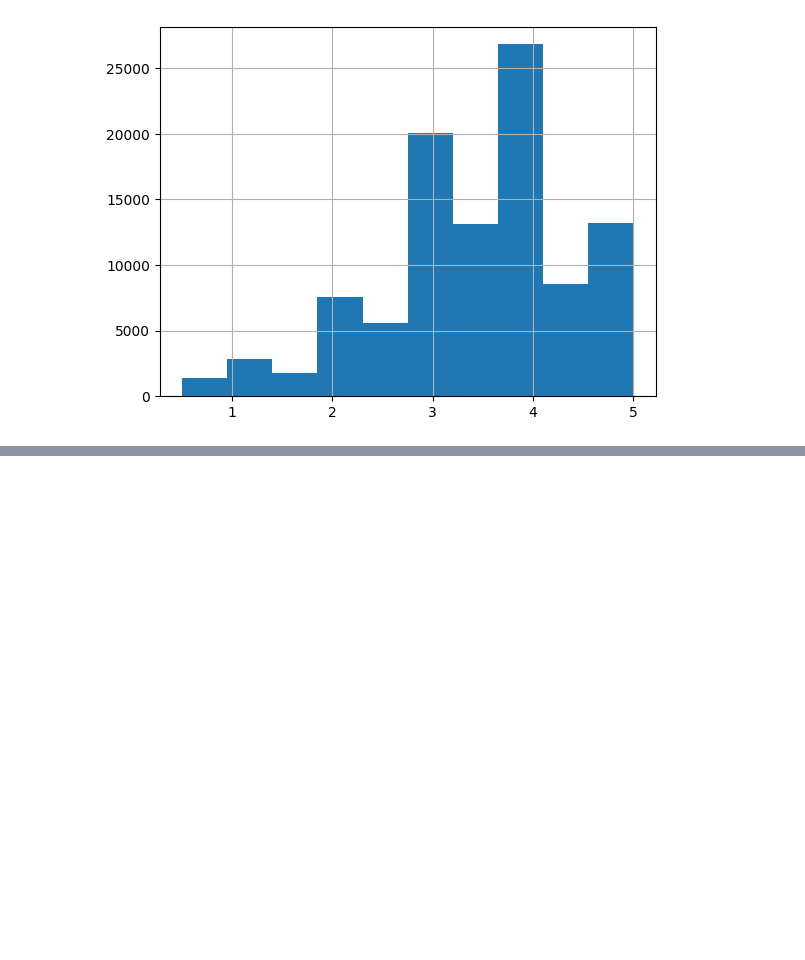
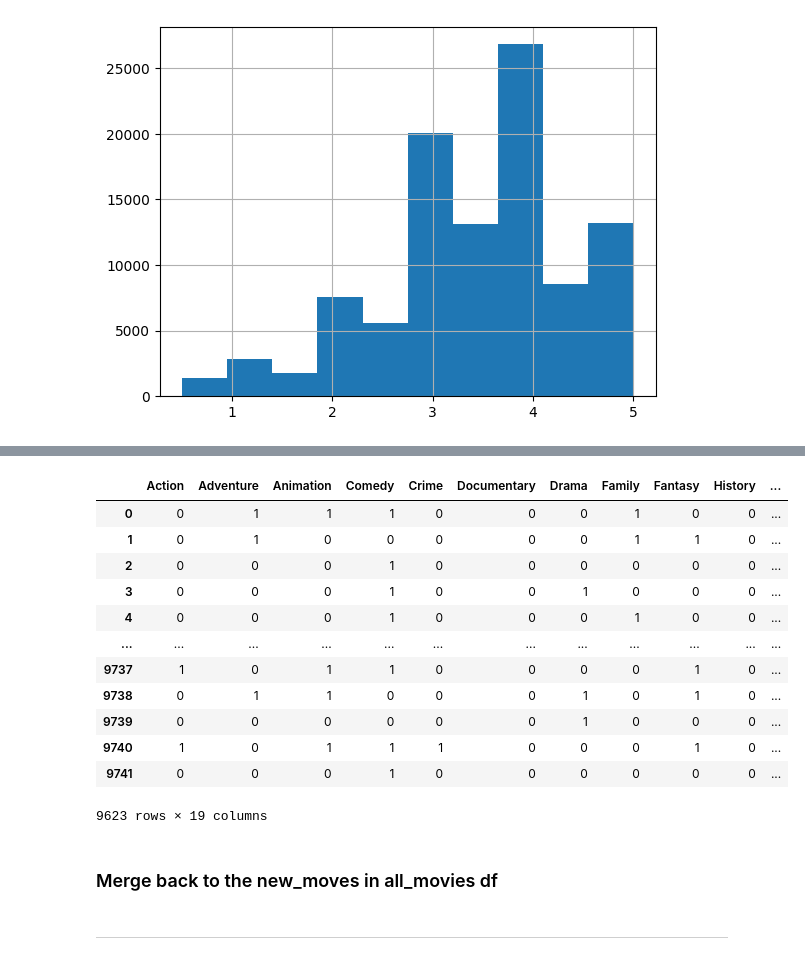
Before and after one commit to 3lis0/Movies-Recommendation-System, a Jupyter notebook: NoteBooks/Israa_project.ipynb, the cells around one changed output, grey strips where cells are left out. Saved outputs shown, nothing was run; the diff lists cells and outputs as text; code cells hidden in the pictures; blank space fills up the shorter version.

```diff
--- a/NoteBooks/Israa_project.ipynb
+++ b/NoteBooks/Israa_project.ipynb
@@ -89,0 +107,2 @@ Unique movies: 9724
+# %%
+new_movies = pd.read_csv("../data/new_movies.csv")
@@ -89,0 +133,2 @@ Unique movies: 9724
+# %%
+new_movies.drop(columns=['backdrop_path', 'homepage', 'imdb_id', 'original_title', 'overview', 'poster_path', 'spoken_languages', 'tagline', 'video', 'belongs_to_collection', 'budget', 'production_companies'], inplace= True)
@@ -89,0 +189,2 @@ Unique movies: 9724
+# %%
+new_movies.dropna(inplace=True)
@@ -90,2 +233,37 @@ Unique movies: 9724
+# %%
+# Step 1: Convert the string to actual lists (if needed)
+geners_df = new_movies['genres'].apply(ast.literal_eval)
+
+# Step 2: Extract only the names
+genre_names = geners_df.apply(lambda genre_list: [g['name'] for g in genre_list])
+
+# Step 3: Get all unique genres
+all_genres = sorted(set(g for sublist in genre_names for g in sublist))
+
+# Step 4: Create the one-hot dataframe
+genre_ohe = pd.DataFrame(0, index=new_movies.index, columns=all_genres)
+
+for i, genres in genre_names.items():
+    genre_ohe.loc[i, genres] = 1
+# %%
+genre_ohe
+# %% [output]
+|  | Action | Adventure | Animation | Comedy | Crime | Documentary | Drama | Family | Fantasy | History | ... |
+| 0 | 0 | 1 | 1 | 1 | 0 | 0 | 0 | 1 | 0 | 0 | ... |
+| 1 | 0 | 1 | 0 | 0 | 0 | 0 | 0 | 1 | 1 | 0 | ... |
+| 2 | 0 | 0 | 0 | 1 | 0 | 0 | 0 | 0 | 0 | 0 | ... |
+| 3 | 0 | 0 | 0 | 1 | 0 | 0 | 1 | 0 | 0 | 0 | ... |
+| 4 | 0 | 0 | 0 | 1 | 0 | 0 | 0 | 1 | 0 | 0 | ... |
+| ... | ... | ... | ... | ... | ... | ... | ... | ... | ... | ... | ... |
+| 9737 | 1 | 0 | 1 | 1 | 0 | 0 | 0 | 0 | 1 | 0 | ... |
+| 9738 | 0 | 1 | 1 | 0 | 0 | 0 | 1 | 0 | 1 | 0 | ... |
+| 9739 | 0 | 0 | 0 | 0 | 0 | 0 | 1 | 0 | 0 | 0 | ... |
+| 9740 | 1 | 0 | 1 | 1 | 1 | 0 | 0 | 0 | 1 | 0 | ... |
+| 9741 | 0 | 0 | 0 | 1 | 0 | 0 | 0 | 0 | 0 | 0 | ... |
+9623 rows × 19 columns
+# %% [markdown]
+### Merge back to the new_moves in all_movies df
+# %% [markdown]
+---
 # %%
 X_train, X_test, y_train, y_test = train_test_split(X, y, test_size=0.3, random_state=42)
```
Also changed, not shown: parts of 14 cells of this notebook, 2 other files.
